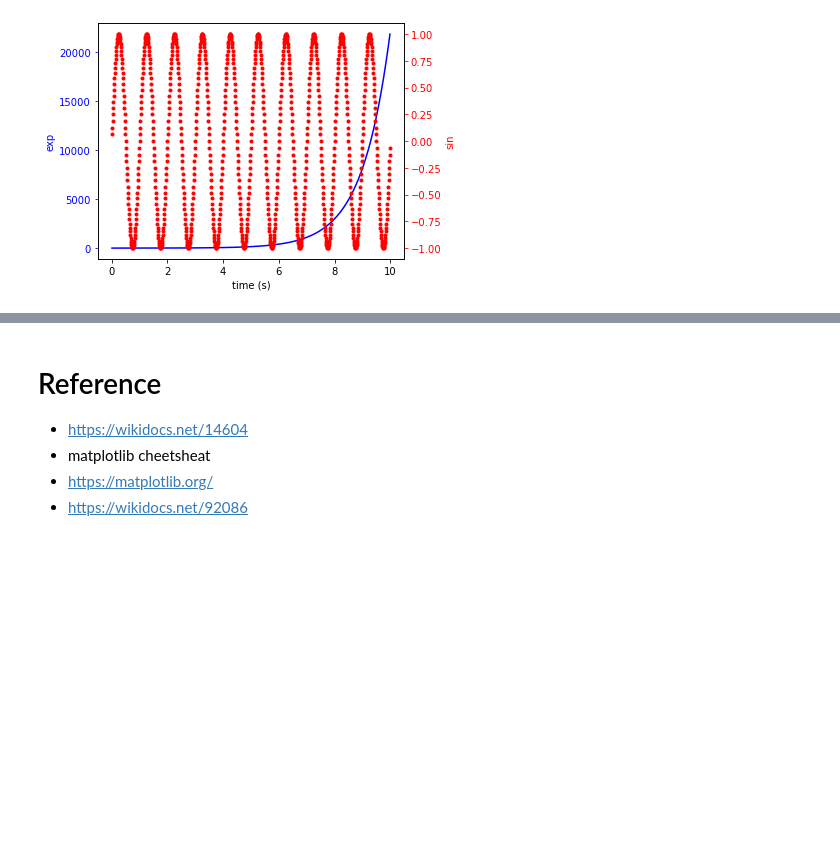
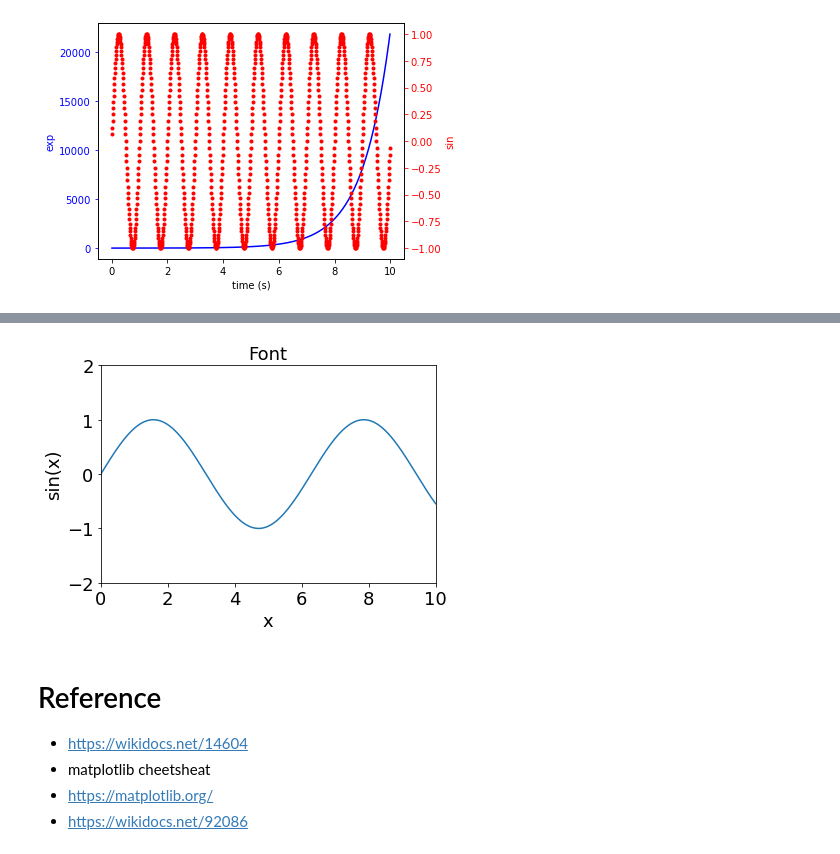
Before and after one commit to hana-dool/Data_Visualization, a Jupyter notebook: 0.Matplotlib_elementary.ipynb, the cells around one changed output, grey strips where cells are left out. Drawn from its saved outputs; the diff is of its cells as text; code cells hidden in the pictures; blank space fills up the shorter version.

```diff
--- a/0.Matplotlib_elementary.ipynb
+++ b/0.Matplotlib_elementary.ipynb
@@ -632,3 +647,26 @@ plt.show()
+# %%
+import matplotlib.pyplot as plt
+
+SMALL_SIZE = 8
+MEDIUM_SIZE = 10
+BIGGER_SIZE = 18
+
+plt.rc('font', size=BIGGER_SIZE)          # controls default text sizes
+plt.rc('axes', titlesize=BIGGER_SIZE)     # fontsize of the axes title
+plt.rc('axes', labelsize=BIGGER_SIZE)    # fontsize of the x and y labels
+plt.rc('xtick', labelsize=BIGGER_SIZE)    # fontsize of the tick labels
+plt.rc('ytick', labelsize=BIGGER_SIZE)    # fontsize of the tick labels
+plt.rc('legend', fontsize=BIGGER_SIZE)    # legend fontsize
+plt.rc('figure', titlesize=BIGGER_SIZE)  # fontsize of the figure title
+# %%
+x = np.linspace(0, 10, 1000)
+ax = plt.axes()
+ax.plot(x, np.sin(x))
+ax.set(xlim=(0, 10), ylim=(-2, 2),
+       xlabel='x', ylabel='sin(x)',
+       title='Font');
+# %% [output]
+[figure, added]
 # %% [markdown]
 # Reference
 
```
Also changed, not shown: parts of 20 cells of this notebook, 1 other file.
